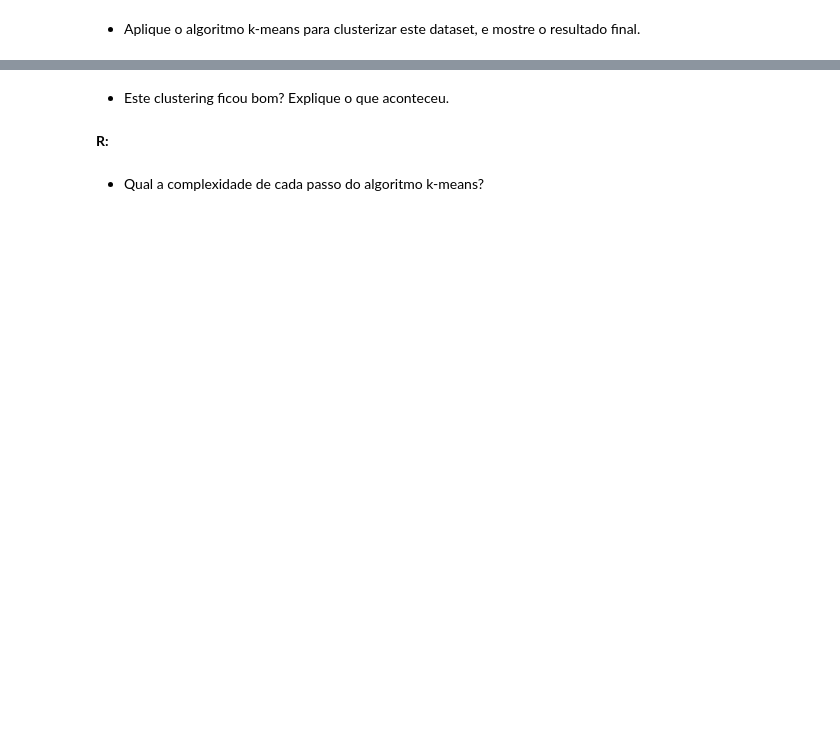
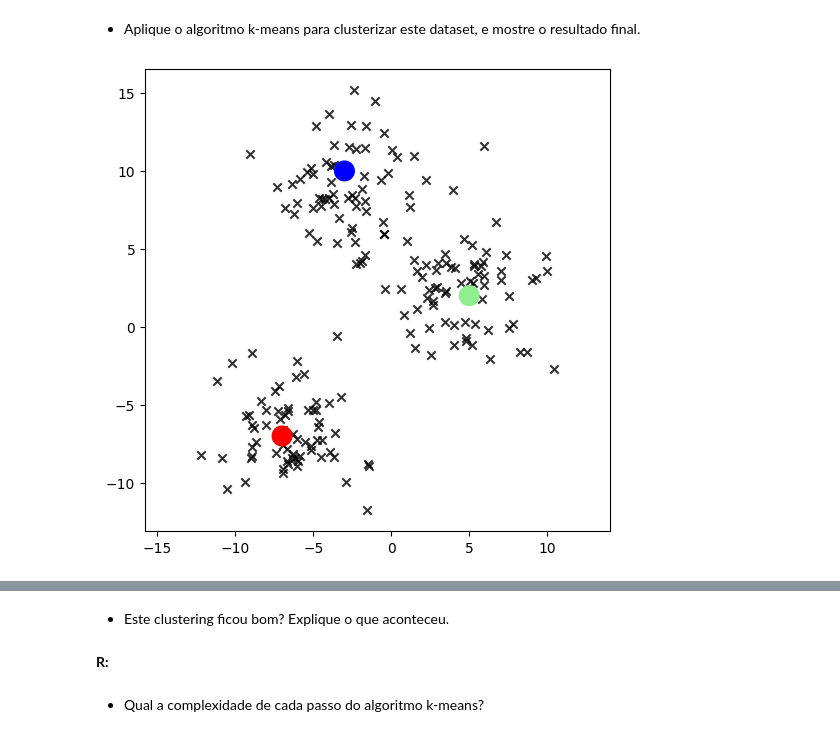
Before and after one commit to LucaMizrahi/MachineLearning, a Jupyter notebook: Aula17_Clustering/Aula_16.ipynb, the cells around one changed output, grey strips where cells are left out. Cells and saved outputs as stored; diff of their text form; code cells hidden in the pictures; blank space fills up the shorter version.

```diff
--- a/Aula17_Clustering/Aula_16.ipynb
+++ b/Aula17_Clustering/Aula_16.ipynb
@@ -309,2 +309,23 @@ plt.show()
 # %% [markdown]
 - Aplique o algoritmo k-means para clusterizar este dataset, e mostre o resultado final.
+# %%
+C = np.array([[-7, -7], [5, 2], [-3, 10]])
+
+plt.figure(figsize=(6, 6))
+plt.scatter(
+    X[:, 0],
+    X[:, 1],
+    c='black',
+    marker='x',
+    alpha=0.8,
+)
+plt.scatter(
+    C[:, 0],
+    C[:, 1],
+    c=colors,
+    s=200,
+)
+plt.axis('equal')
+plt.show()
+# %% [output]
+[figure, added]
```
Also changed, not shown: parts of 16 cells of this notebook.
